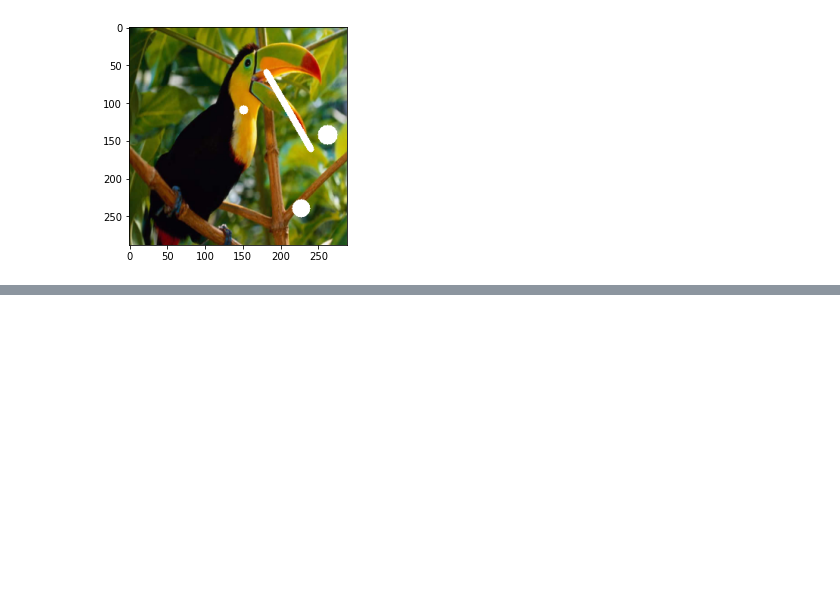
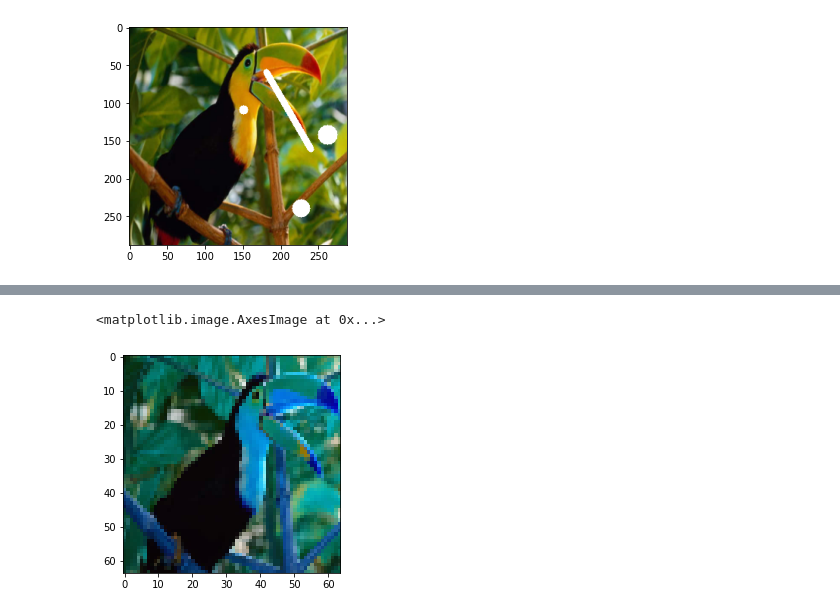
Before and after one commit to anismehrab/MULTIPSE, a Jupyter notebook: train.ipynb, the cells around one changed output, grey strips where cells are left out. Cells and saved outputs as stored; diff of their text form; code cells hidden in the pictures; blank space fills up the shorter version.

```diff
--- a/train.ipynb
+++ b/train.ipynb
@@ -176,0 +188,5 @@ plt.imshow(image)
+# %%
+plt.imshow(img)
+# %% [output]
+<matplotlib.image.AxesImage at 0x...>
+[figure, added]
```
Also changed, not shown: parts of 2 cells of this notebook, 10 other files.
